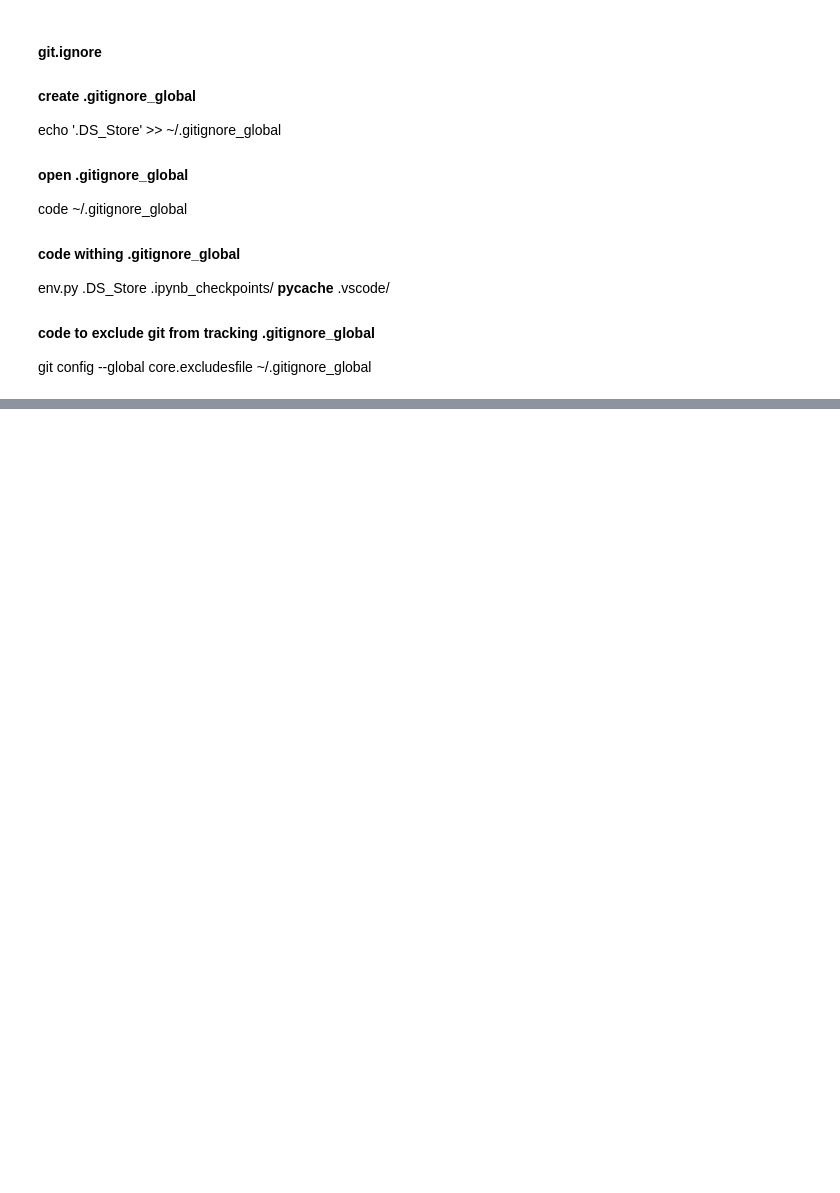
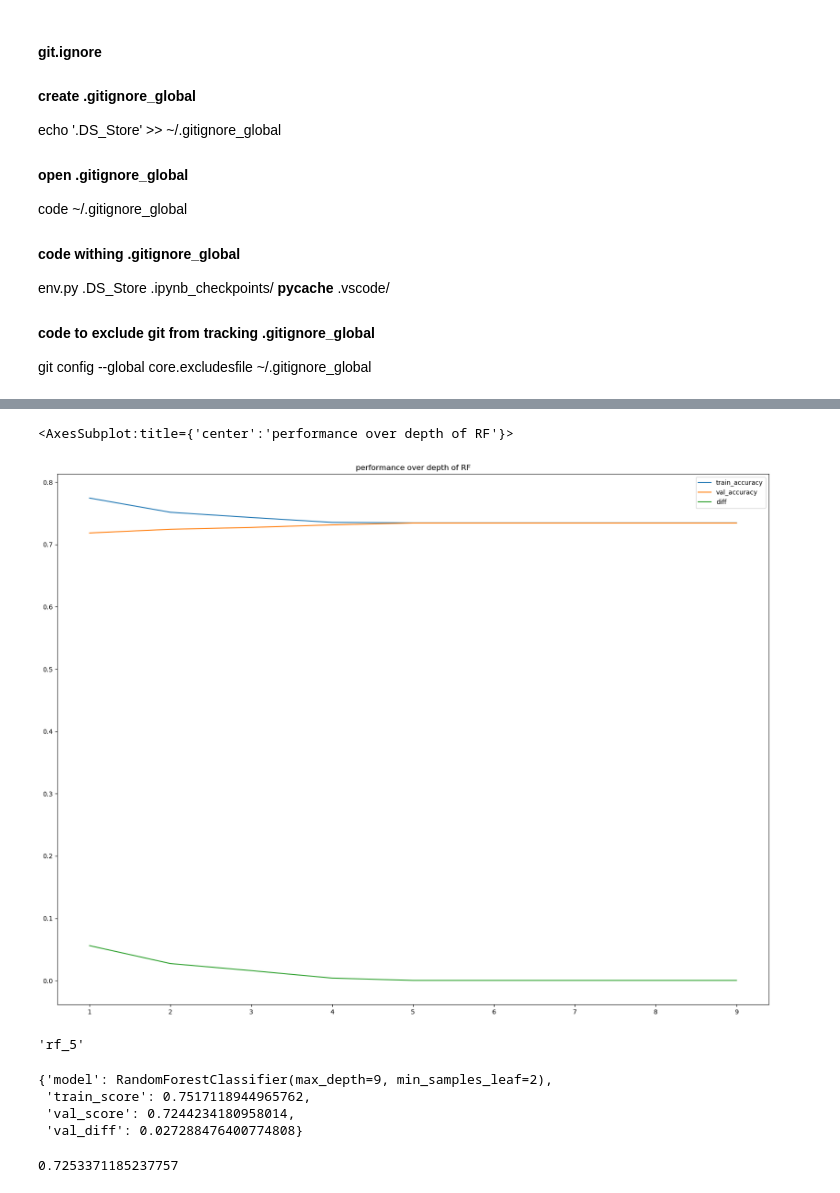
Before and after one commit to adriananuncio/classification_project, a Jupyter notebook: work.ipynb, the cells around one changed output, grey strips where cells are left out. Drawn from its saved outputs; the diff is of its cells as text; code cells hidden in the pictures; blank space fills up the shorter version.

```diff
--- a/work.ipynb
+++ b/work.ipynb
@@ -517,0 +658,6 @@ Name: has_online_secur, dtype: int64
+# %%
+max_score = 0
+for model in rf_model_dict:
+    if rf_model_dict[model]['val_score'] > max_score:
+        max_score = rf_model_dict[model]['val_score']
+        model_name = model
@@ -517,0 +680,15 @@ Name: has_online_secur, dtype: int64
+# %%
+# Prediction DataFrame!
+pred_df = pd.DataFrame(
+    {
+        'baseline': [0 for i in range(
+        0, validate.shape[0])],
+        'y_true': y_validate.values
+    }
+)
+
+for model in rf_model_dict:
+    model_preds = rf_model_dict[model]['model'].predict(X_validate)
+    pred_df[model] = model_preds
+
+pred_df
@@ -517,0 +730,10 @@ Name: has_online_secur, dtype: int64
+# %%
+accuracy_df = pd.DataFrame(
+ {
+     'model':[model for model in rf_model_dict],
+     'train_accuracy':[rf_model_dict[model]['train_score'] for model in rf_model_dict],
+     'val_accuracy': [rf_model_dict[model]['val_score'] for model in rf_model_dict],
+     'diff': [rf_model_dict[model]['val_diff'] for model in rf_model_dict]
+ }
+)
+accuracy_df
@@ -517,0 +751,16 @@ Name: has_online_secur, dtype: int64
+# %%
+accuracy_df.set_index(accuracy_df.index + 1).plot(title='performance over depth of RF', figsize=(20,15))
+# %% [output]
+<AxesSubplot:title={'center':'performance over depth of RF'}>
+[figure, added]
+# %%
+model_name
+# %% [output]
+'rf_5'
+# %%
+rf_model_dict['rf_2']
+# %% [output]
+{'model': RandomForestClassifier(max_depth=9, min_samples_leaf=2),
+ 'train_score': 0.7517118944965762,
+ 'val_score': 0.7244234180958014,
+ 'val_diff': 0.027288476400774808}
@@ -517,0 +772,4 @@ Name: has_online_secur, dtype: int64
+# %%
+test_score
+# %% [output]
+0.7253371185237757
```
Also changed, not shown: parts of 59 cells of this notebook.
